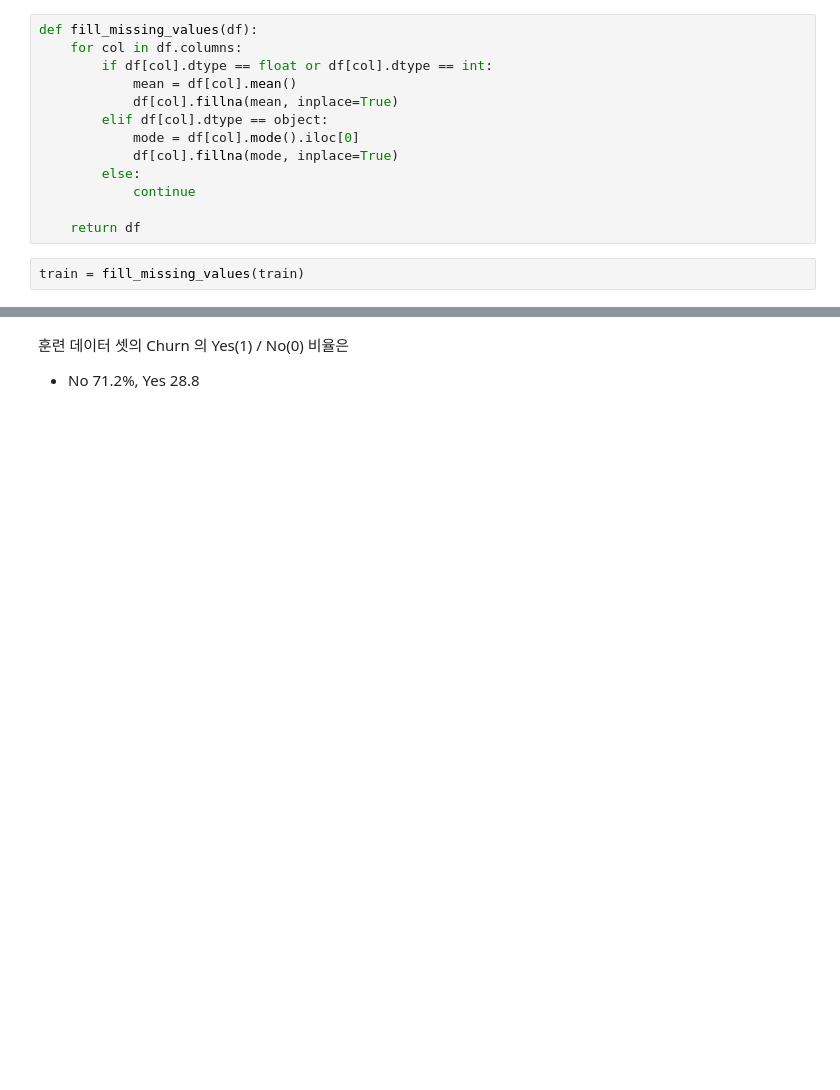
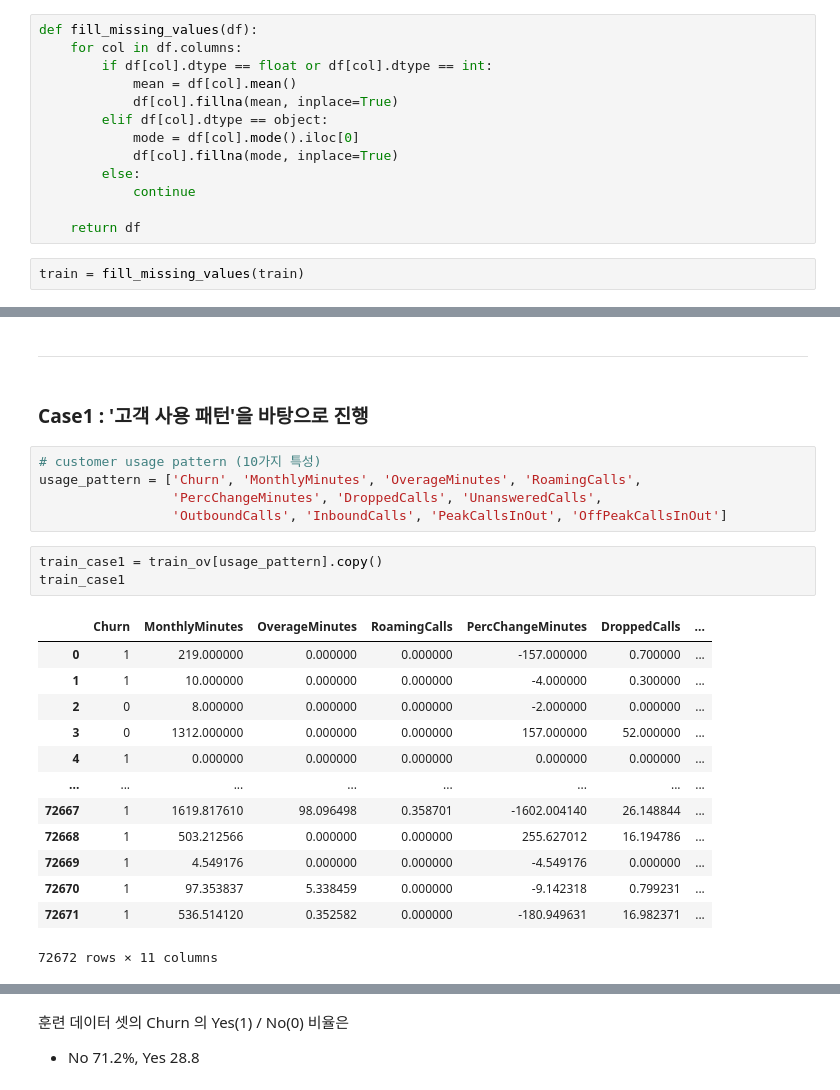
Before and after one commit to skywalker221-Minsoo/-DS-_ZeroBase_ML_Project, a Jupyter notebook: 김상민/kimsangmin.ipynb, the cells around one changed output, grey strips where cells are left out. Cells and saved outputs as stored; diff of their text form; blank space fills up the shorter version.

```diff
--- a/김상민/kimsangmin.ipynb
+++ b/김상민/kimsangmin.ipynb
@@ -124,0 +253,26 @@ dtype: int64
+# %% [markdown]
+---
+# %% [markdown]
+### Case1 : '고객 사용 패턴'을 바탕으로 진행
+# %%
+# customer usage pattern (10가지 특성)
+usage_pattern = ['Churn', 'MonthlyMinutes', 'OverageMinutes', 'RoamingCalls',
+                 'PercChangeMinutes', 'DroppedCalls', 'UnansweredCalls',
+                 'OutboundCalls', 'InboundCalls', 'PeakCallsInOut', 'OffPeakCallsInOut']
+# %%
+train_case1 = train_ov[usage_pattern].copy()
+train_case1
+# %% [output]
+|  | Churn | MonthlyMinutes | OverageMinutes | RoamingCalls | PercChangeMinutes | DroppedCalls | ... |
+| 0 | 1 | 219.000000 | 0.000000 | 0.000000 | -157.000000 | 0.700000 | ... |
+| 1 | 1 | 10.000000 | 0.000000 | 0.000000 | -4.000000 | 0.300000 | ... |
+| 2 | 0 | 8.000000 | 0.000000 | 0.000000 | -2.000000 | 0.000000 | ... |
+| 3 | 0 | 1312.000000 | 0.000000 | 0.000000 | 157.000000 | 52.000000 | ... |
+| 4 | 1 | 0.000000 | 0.000000 | 0.000000 | 0.000000 | 0.000000 | ... |
+| ... | ... | ... | ... | ... | ... | ... | ... |
+| 72667 | 1 | 1619.817610 | 98.096498 | 0.358701 | -1602.004140 | 26.148844 | ... |
+| 72668 | 1 | 503.212566 | 0.000000 | 0.000000 | 255.627012 | 16.194786 | ... |
+| 72669 | 1 | 4.549176 | 0.000000 | 0.000000 | -4.549176 | 0.000000 | ... |
+| 72670 | 1 | 97.353837 | 5.338459 | 0.000000 | -9.142318 | 0.799231 | ... |
+| 72671 | 1 | 536.514120 | 0.352582 | 0.000000 | -180.949631 | 16.982371 | ... |
+72672 rows × 11 columns
```
Also changed, not shown: parts of 38 cells of this notebook.
